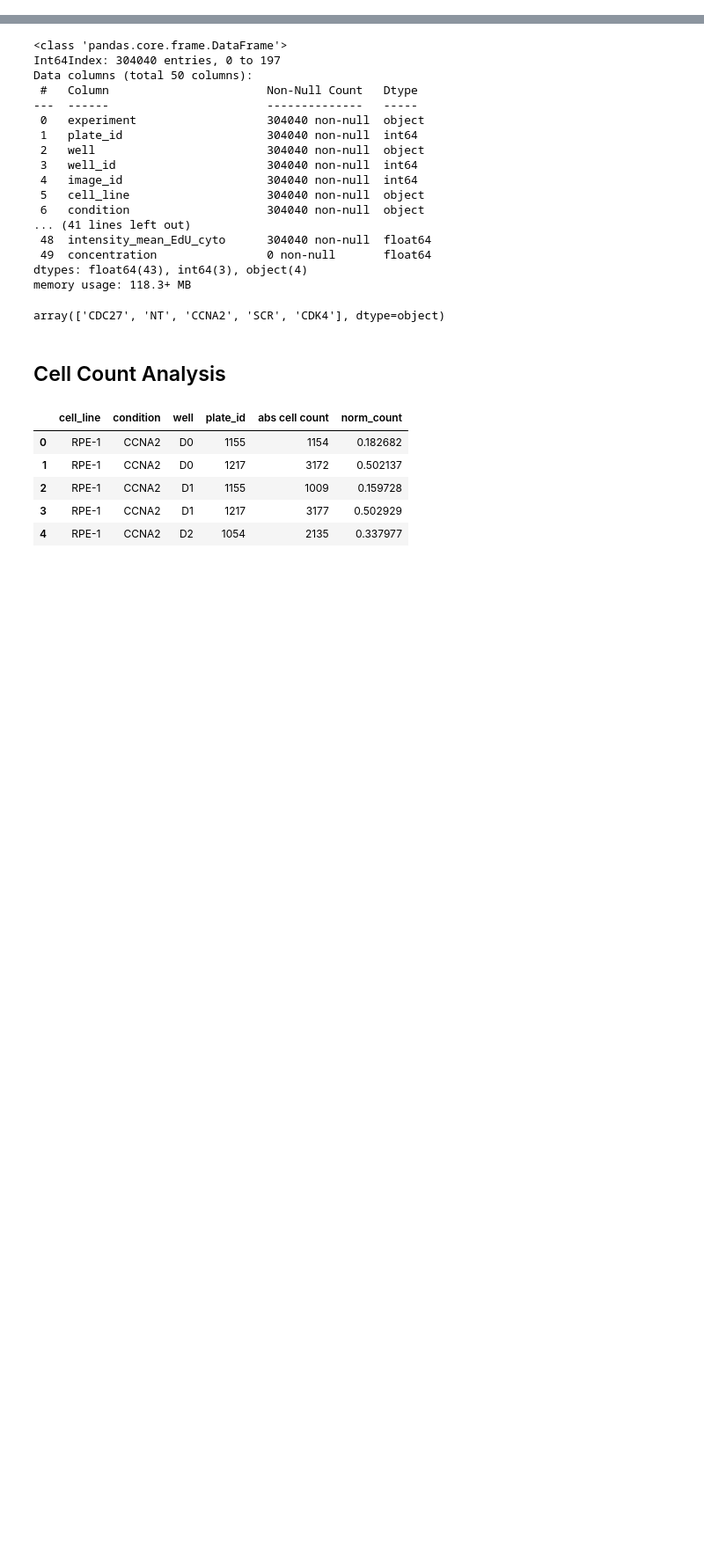
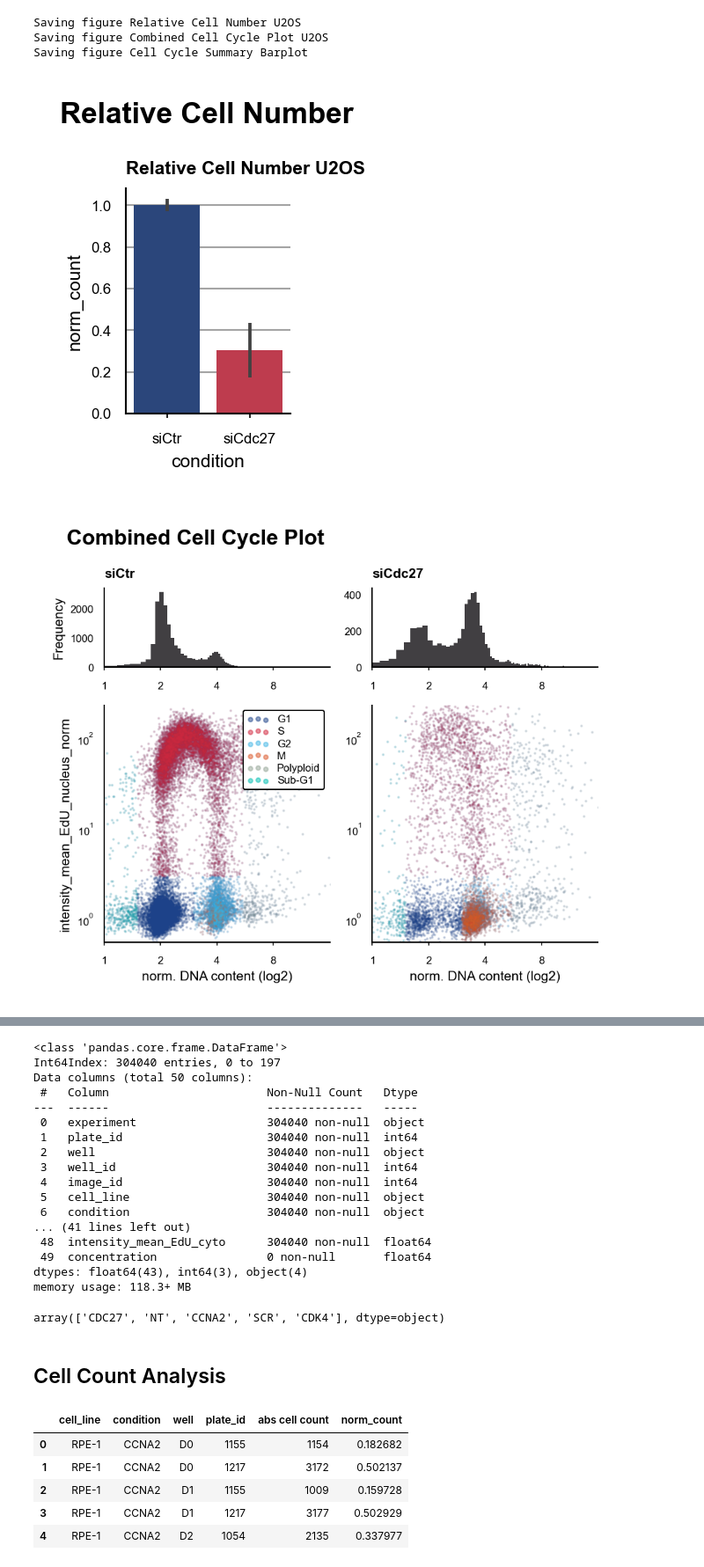
Before and after one commit to HocheggerLab/IFanalysis, a Jupyter notebook: sample_analysis.ipynb, the cells around one changed output, grey strips where cells are left out. Shown at 88% size. Cells and saved outputs as stored; diff of their text form; code cells hidden in the pictures; blank space fills up the shorter version.

Commit message:
New Figure Files, and tests

```diff
--- a/sample_analysis.ipynb
+++ b/sample_analysis.ipynb
@@ -19,6 +1,32 @@ figures_path.mkdir(exist_ok=True)
-# %%
-# get data into pandas
-df1 = pd.read_csv(data_path / 'exp01.csv', index_col=0)
-df2 = pd.read_csv(data_path / 'exp02.csv', index_col=0)
-df3 = pd.read_csv(data_path / 'exp03.csv', index_col=0)
-df = pd.concat([df1, df2, df3])
+# %%
+import matplotlib.pyplot as plt
+import pandas as pd
+from ifanalysis import normalisation, figures
+import pathlib
+
+
+data_path = pathlib.Path('./data/Test_Data.csv')
+conditions = ['siCtr', 'siCdc27']
+control = 'siCtr'
+
+def default_if_analysis():
+
+    output_path = data_path.parent / 'sample_figures'
+    output_path.mkdir(exist_ok=True)
+    df = pd.read_csv(data_path, index_col=0)
+    df_counts = normalisation.count_per_cond(df, control)
+    df_counts.to_csv(output_path / 'counts.csv')
+    df_cellcycle = normalisation.cellcycle_analysis(df, H3=True)
+    figures.rel_cellnumber(df_counts, conditions, 'U2OS', path=output_path)
+    figures.cellcycleplot_comb(df_cellcycle, conditions, 'U2OS', H3=True, bins=200, path=output_path)
+    df_prop = normalisation.cellcycle_prop(df_cellcycle)
+    df_prop.to_csv(output_path / 'cellcycle_prop.csv')
+    figures.cellcycle_barplot(df_prop, conditions, H3=True, path=output_path)
+# %%
+default_if_analysis()
+# %% [output]
+Saving figure Relative Cell Number U2OS
+Saving figure Combined Cell Cycle Plot U2OS
+Saving figure Cell Cycle Summary Barplot
+[figure, added]
+[figure, added]
```
Also changed, not shown: parts of 2 cells of this notebook, 3 other files.
